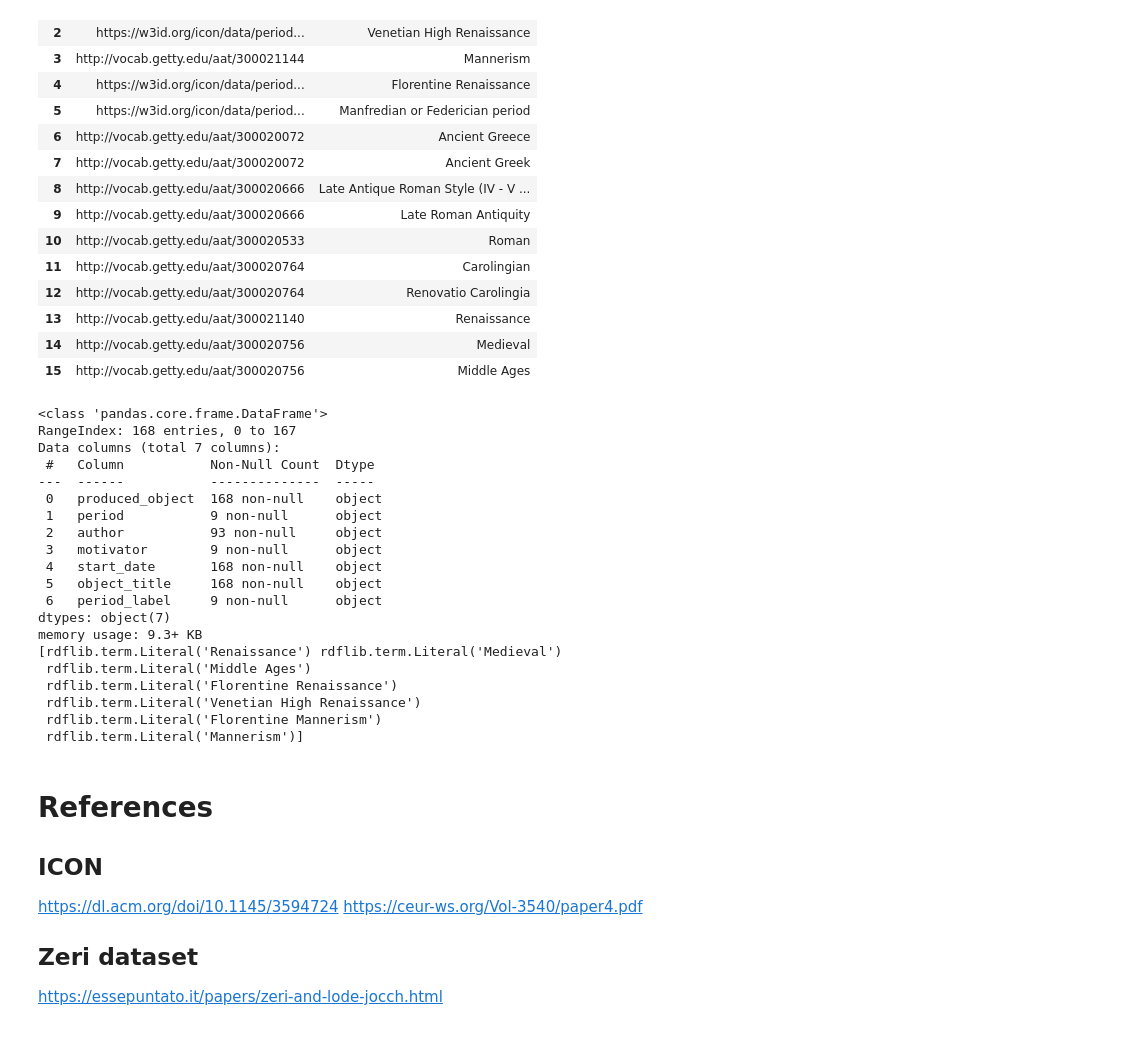
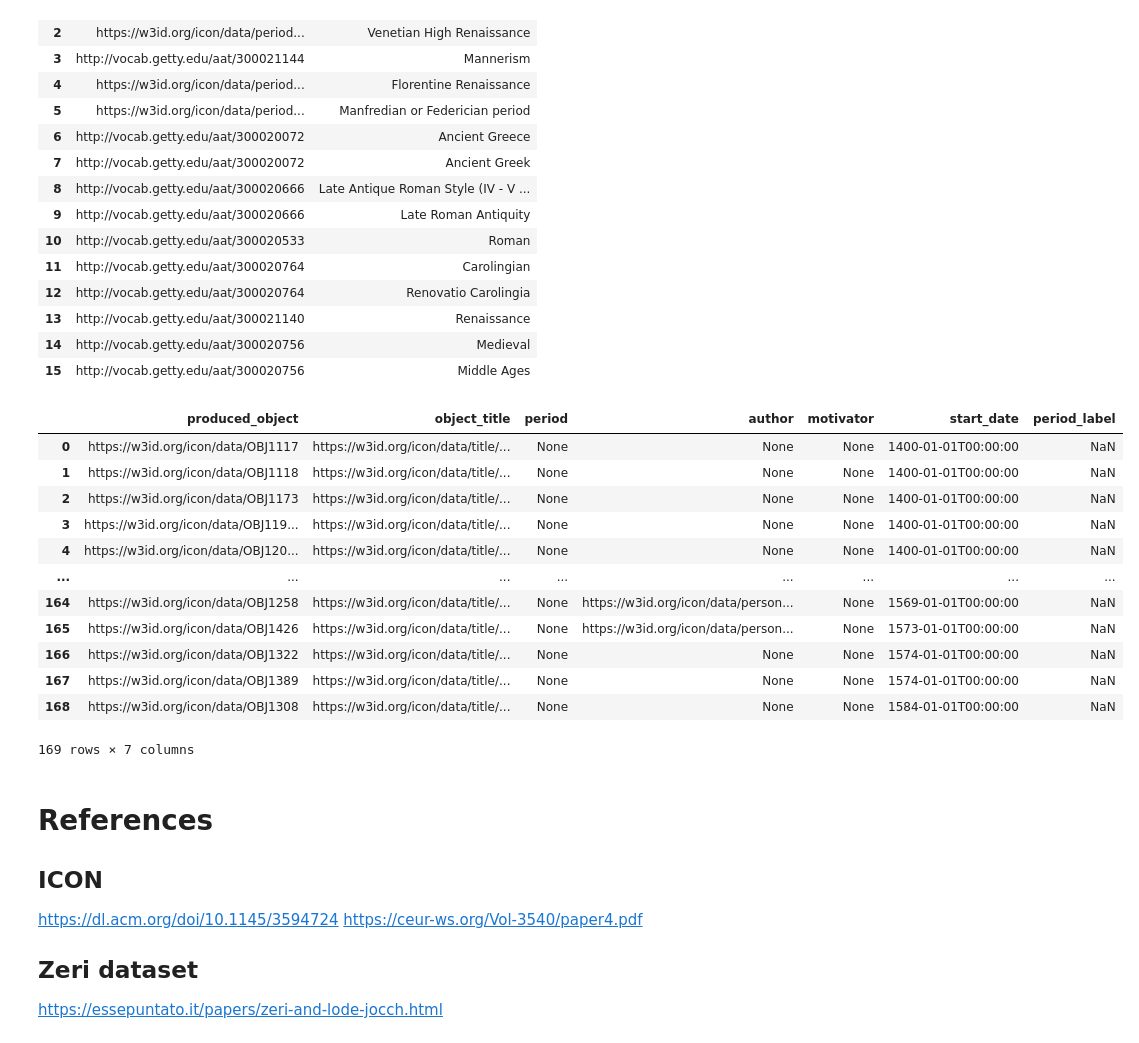
Before and after one commit to sterenz/IconoGraph, a Jupyter notebook: IconoGraph_EDA.ipynb, the cells around one changed output. Cells and saved outputs as stored; diff of their text form; code cells hidden in the pictures.

```diff
--- a/IconoGraph_EDA.ipynb
+++ b/IconoGraph_EDA.ipynb
@@ -2804,37 +2817,22 @@ After executing SPARQL query
 # %%
 # Merge both DataFrames on the 'period' column
 merged_df = pd.merge(df1, df2, on='period', how='left')
 
-df1.info()
-
-
-# Explode the lists in the 'period_label' column into separate rows
-exploded_df = df1.explode('period_label')
-
-# Get unique values from the exploded 'period_label' column
-unique_values = exploded_df['period_label'].dropna().unique()
-print(unique_values)
+merged_df
 # %% [output]
+|  | produced_object | object_title | period | author | motivator | start_date | period_label |
+| 0 | https://w3id.org/icon/data/OBJ1117 | https://w3id.org/icon/data/title/... | None | None | None | 1400-01-01T00:00:00 | NaN |
+| 1 | https://w3id.org/icon/data/OBJ1118 | https://w3id.org/icon/data/title/... | None | None | None | 1400-01-01T00:00:00 | NaN |
+| 2 | https://w3id.org/icon/data/OBJ1173 | https://w3id.org/icon/data/title/... | None | None | None | 1400-01-01T00:00:00 | NaN |
+| 3 | https://w3id.org/icon/data/OBJ119... | https://w3id.org/icon/data/title/... | None | None | None | 1400-01-01T00:00:00 | NaN |
+| 4 | https://w3id.org/icon/data/OBJ120... | https://w3id.org/icon/data/title/... | None | None | None | 1400-01-01T00:00:00 | NaN |
+| ... | ... | ... | ... | ... | ... | ... | ... |
+| 164 | https://w3id.org/icon/data/OBJ1258 | https://w3id.org/icon/data/title/... | None | https://w3id.org/icon/data/person... | None | 1569-01-01T00:00:00 | NaN |
+| 165 | https://w3id.org/icon/data/OBJ1426 | https://w3id.org/icon/data/title/... | None | https://w3id.org/icon/data/person... | None | 1573-01-01T00:00:00 | NaN |
+| 166 | https://w3id.org/icon/data/OBJ1322 | https://w3id.org/icon/data/title/... | None | None | None | 1574-01-01T00:00:00 | NaN |
+| 167 | https://w3id.org/icon/data/OBJ1389 | https://w3id.org/icon/data/title/... | None | None | None | 1574-01-01T00:00:00 | NaN |
+| 168 | https://w3id.org/icon/data/OBJ1308 | https://w3id.org/icon/data/title/... | None | None | None | 1584-01-01T00:00:00 | NaN |
-<class 'pandas.core.frame.DataFrame'>
-RangeIndex: 168 entries, 0 to 167
-Data columns (total 7 columns):
- #   Column           Non-Null Count  Dtype
----  ------           --------------  -----
- 0   produced_object  168 non-null    object
- 1   period           9 non-null      object
- 2   author           93 non-null     object
- 3   motivator        9 non-null      object
- 4   start_date       168 non-null    object
- 5   object_title     168 non-null    object
- 6   period_label     9 non-null      object
-dtypes: object(7)
-memory usage: 9.3+ KB
-[rdflib.term.Literal('Renaissance') rdflib.term.Literal('Medieval')
- rdflib.term.Literal('Middle Ages')
- rdflib.term.Literal('Florentine Renaissance')
- rdflib.term.Literal('Venetian High Renaissance')
- rdflib.term.Literal('Florentine Mannerism')
- rdflib.term.Literal('Mannerism')]
+169 rows × 7 columns
 # %% [markdown]
 # References
 
```
Also changed, not shown: parts of 2 cells of this notebook, 23 other files.
